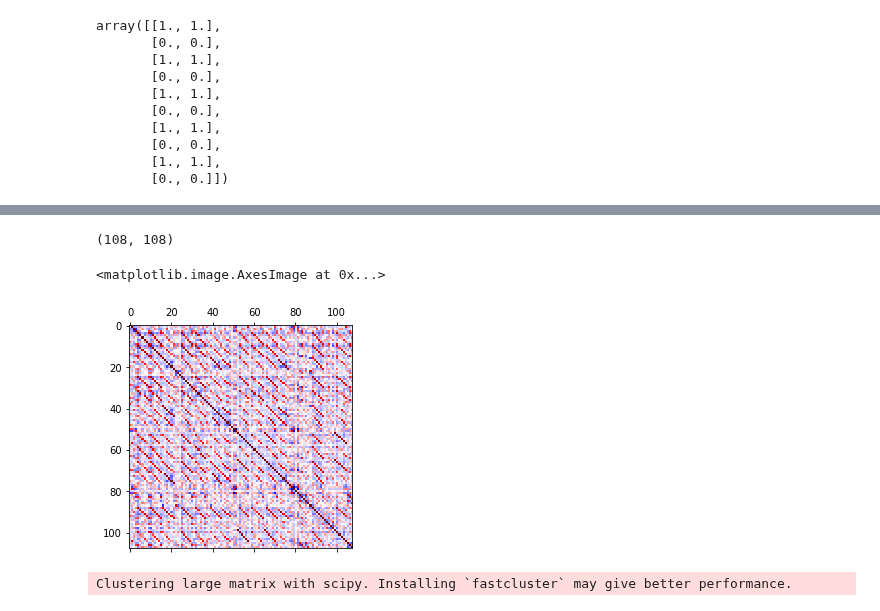
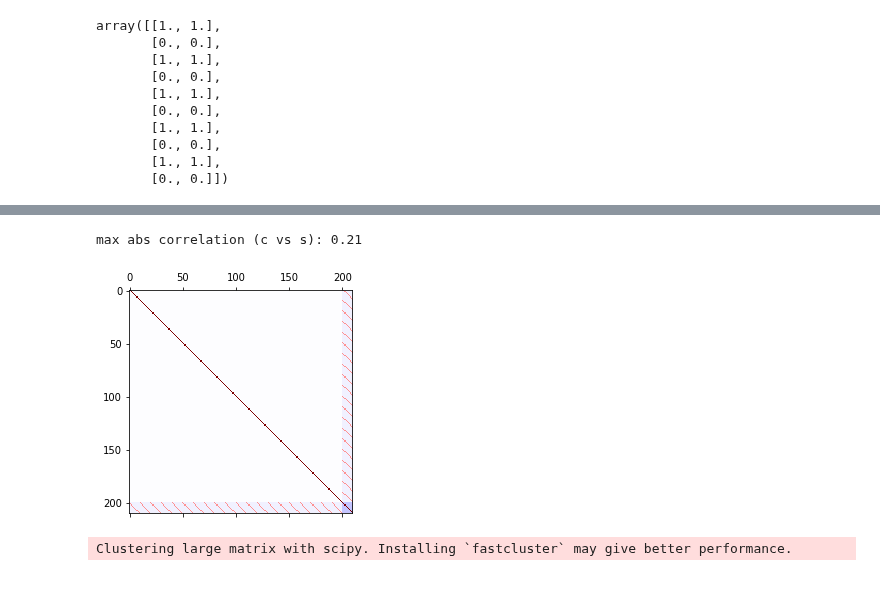
Before and after one commit to nathanwang000/ConceptCredibleModel, a Jupyter notebook: notebooks/birds_concepts.ipynb, the cells around one changed output, grey strips where cells are left out. Drawn from its saved outputs; the diff is of its cells as text; code cells hidden in the pictures.

```diff
--- a/notebooks/birds_concepts.ipynb
+++ b/notebooks/birds_concepts.ipynb
@@ -110,11 +110,9 @@ max abs correlation of concepts and shortcuts (should be <<1): 0.305887645160748
 [figure]
-# %%
-print(np.corrcoef(np.array(maj_concepts).T).shape)
-plt.matshow(np.corrcoef(np.array(maj_concepts).T), cmap='seismic', vmax=1, vmin=-1)
-# %% [output]
-(108, 108)
-<matplotlib.image.AxesImage at 0x...>
-[figure, removed]
+# %%
+cub_shortcut_correlation(np.eye(200), 10)
+# %% [output]
+max abs correlation (c vs s): 0.21
+[figure, added]
 # %%
 sns.clustermap(maj_concepts.corr(), cmap='seismic', vmax=1, vmin=-1)
 # %% [output]
```
Also changed, not shown: parts of 1 cell of this notebook, 2 other files.
